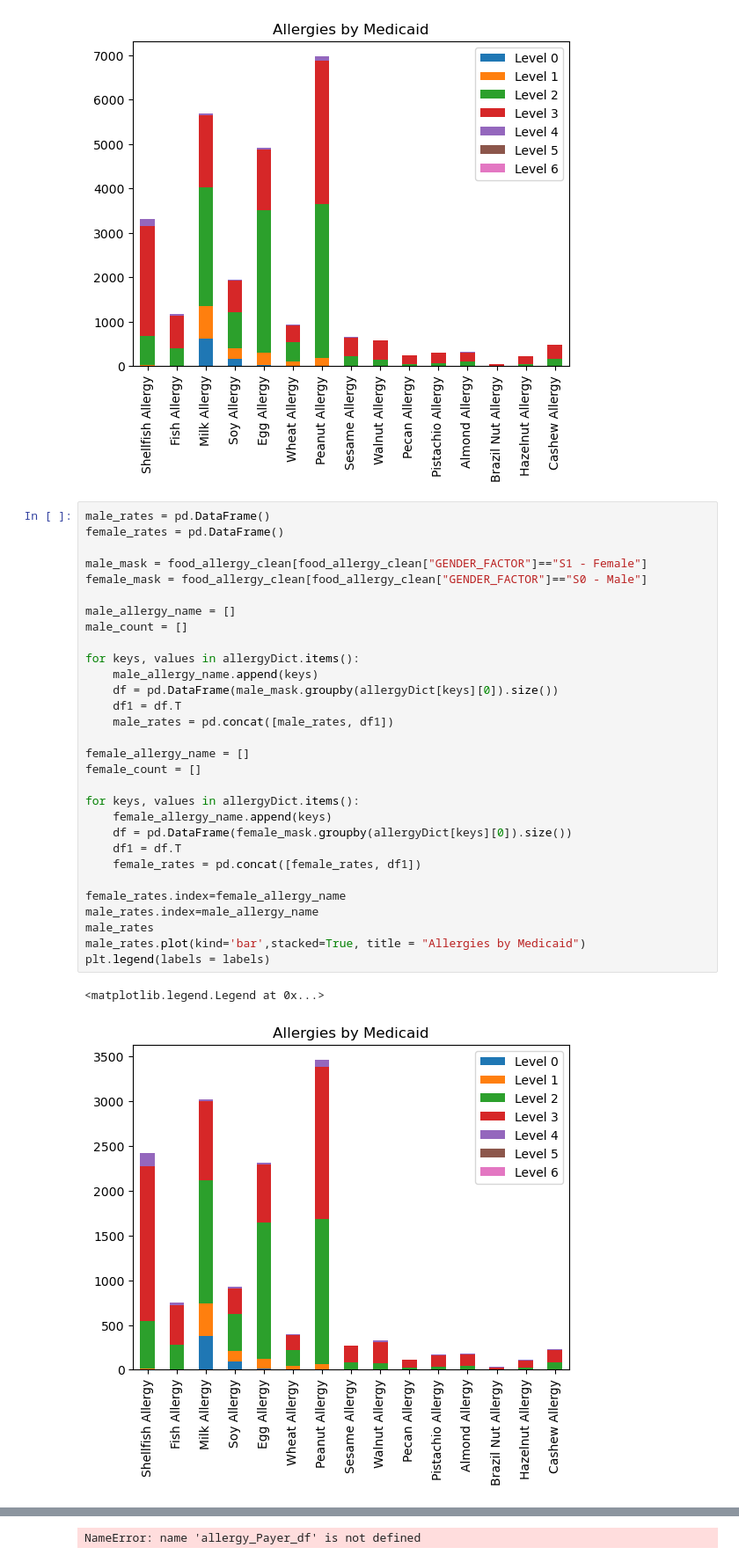
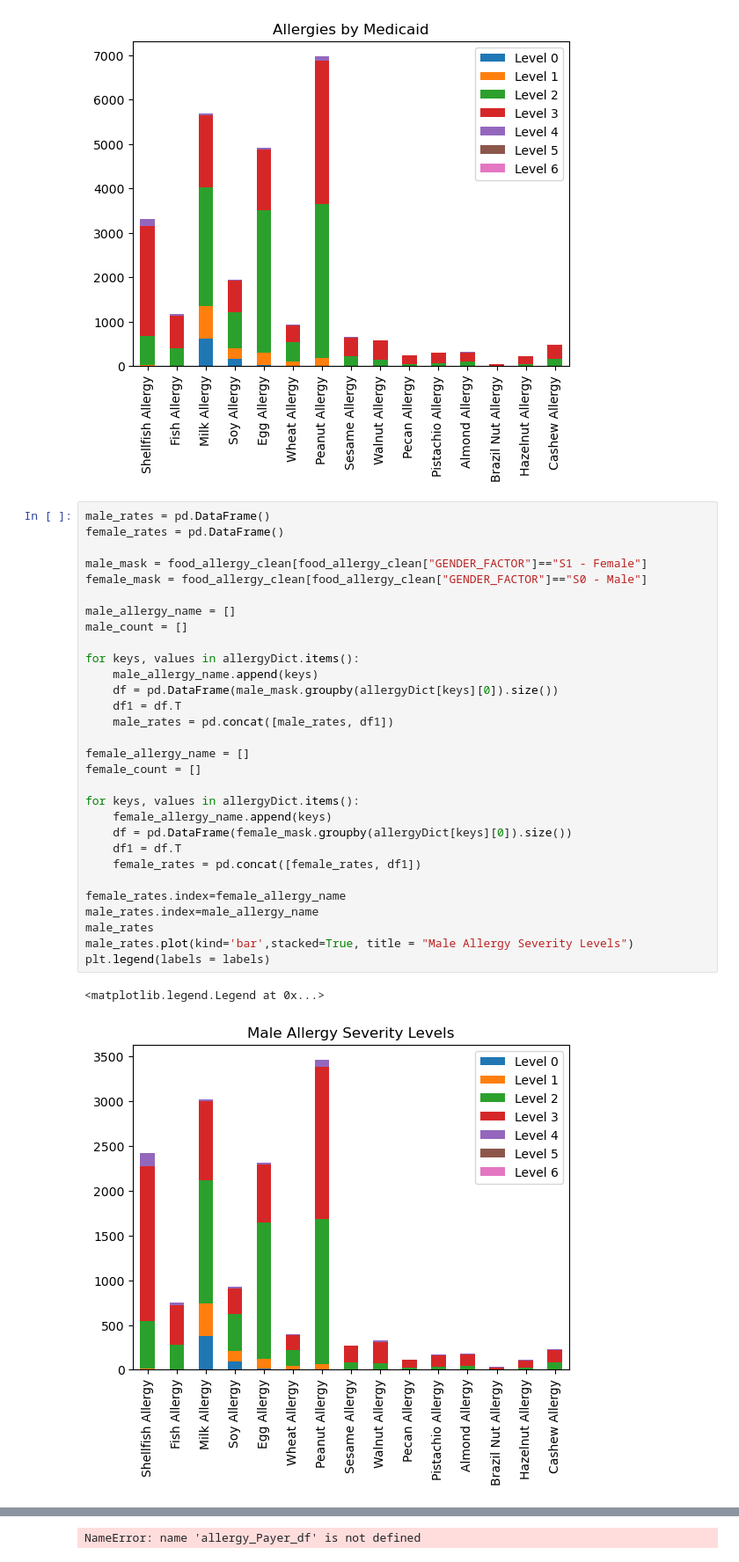
Before and after one commit to rbeebe1/project_01_group_01, a Jupyter notebook: app.ipynb, the cells around one changed output, grey strips where cells are left out. Shown at 88% size. Cells and saved outputs as stored; diff of their text form.

```diff
--- a/app.ipynb
+++ b/app.ipynb
@@ -273,34 +273,34 @@ plt.legend(labels = labels)
 male_rates = pd.DataFrame()
 female_rates = pd.DataFrame()
 
 male_mask = food_allergy_clean[food_allergy_clean["GENDER_FACTOR"]=="S1 - Female"]
 female_mask = food_allergy_clean[food_allergy_clean["GENDER_FACTOR"]=="S0 - Male"]
 
 male_allergy_name = []
 male_count = []
 
 for keys, values in allergyDict.items():
     male_allergy_name.append(keys)
     df = pd.DataFrame(male_mask.groupby(allergyDict[keys][0]).size())
     df1 = df.T
     male_rates = pd.concat([male_rates, df1])
 
 female_allergy_name = []
 female_count = []
 
 for keys, values in allergyDict.items():
     female_allergy_name.append(keys)
     df = pd.DataFrame(female_mask.groupby(allergyDict[keys][0]).size())
     df1 = df.T
     female_rates = pd.concat([female_rates, df1])
 
 female_rates.index=female_allergy_name
 male_rates.index=male_allergy_name
 male_rates
-male_rates.plot(kind='bar',stacked=True, title = "Allergies by Medicaid")
+male_rates.plot(kind='bar',stacked=True, title = "Male Allergy Severity Levels")
 plt.legend(labels = labels)
 # %% [output]
 <matplotlib.legend.Legend at 0x...>
-[figure, old version]
+[figure, new version]
 # %%
 female_rates
```
Also changed, not shown: parts of 1 cell of this notebook.
